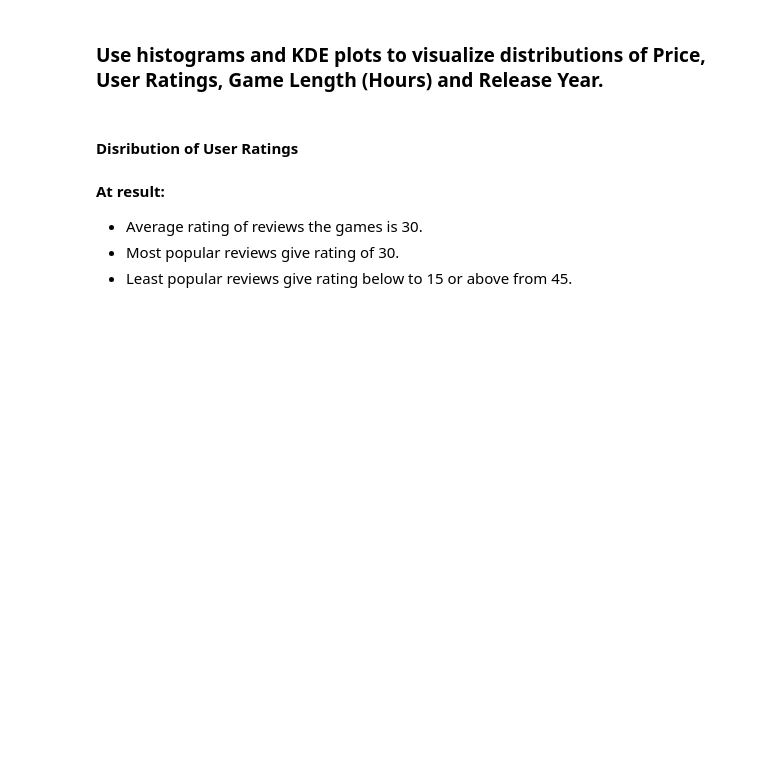
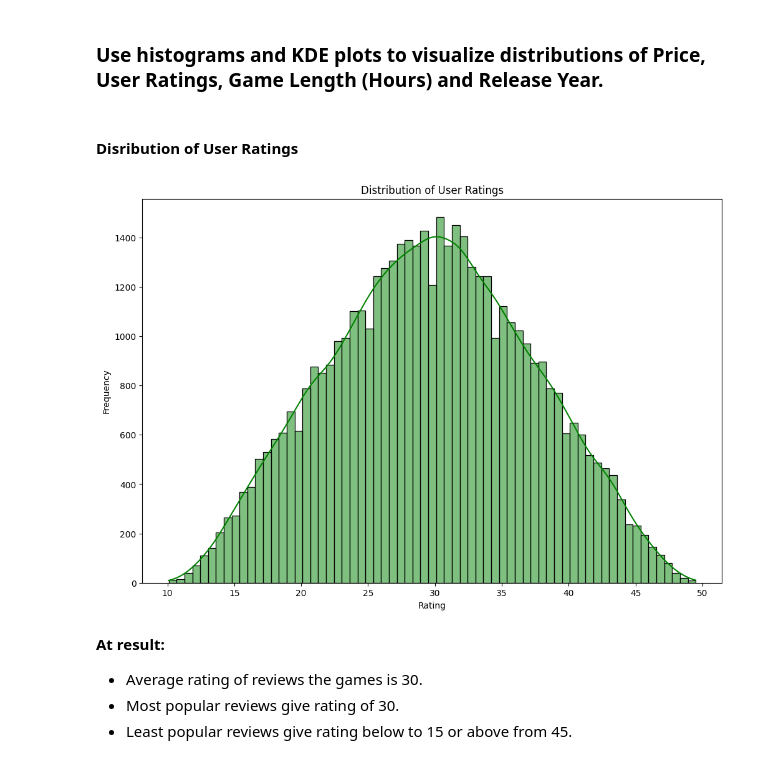
Before and after one commit to IrronRoman19/final-project-data, a Jupyter notebook: eda-project-tovtech-video-game-reviews.ipynb, the cells around one changed output. Saved outputs shown, nothing was run; the diff lists cells and outputs as text; code cells hidden in the pictures; blank space fills up the shorter version.

```diff
--- a/eda-project-tovtech-video-game-reviews.ipynb
+++ b/eda-project-tovtech-video-game-reviews.ipynb
@@ -412,11 +583,14 @@ plt.show()
 #### Disribution of User Ratings
 # %%
 # Display histoplot of disribution of user ratings
+plt.figure(figsize=(12, 8))
 sns.histplot(reviews['User Rating'], kde=True, color='green')
 plt.title('Distribution of User Ratings')
 plt.xlabel('Rating')
 plt.ylabel('Frequency')
 plt.show()
+# %% [output]
+[figure, added]
 # %% [markdown]
 **At result:**
 * Average rating of reviews the games is 30.
```
Also changed, not shown: parts of 32 cells of this notebook.
